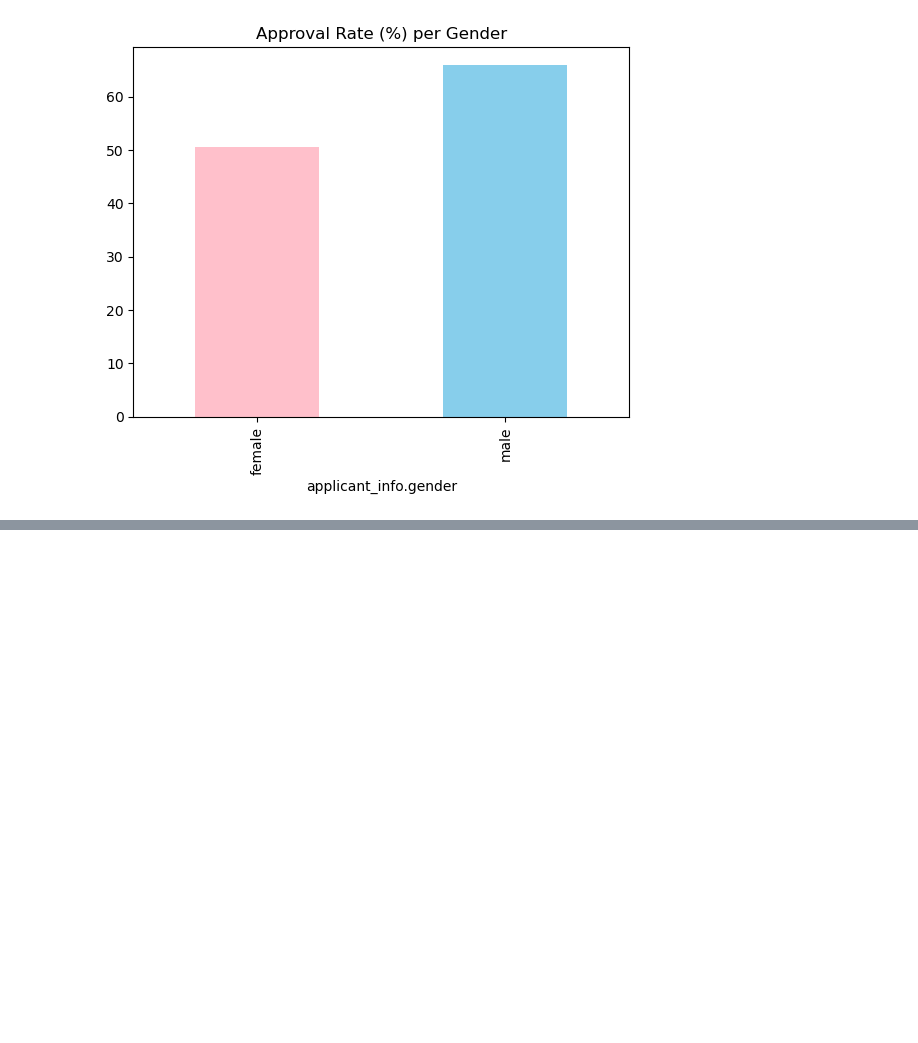
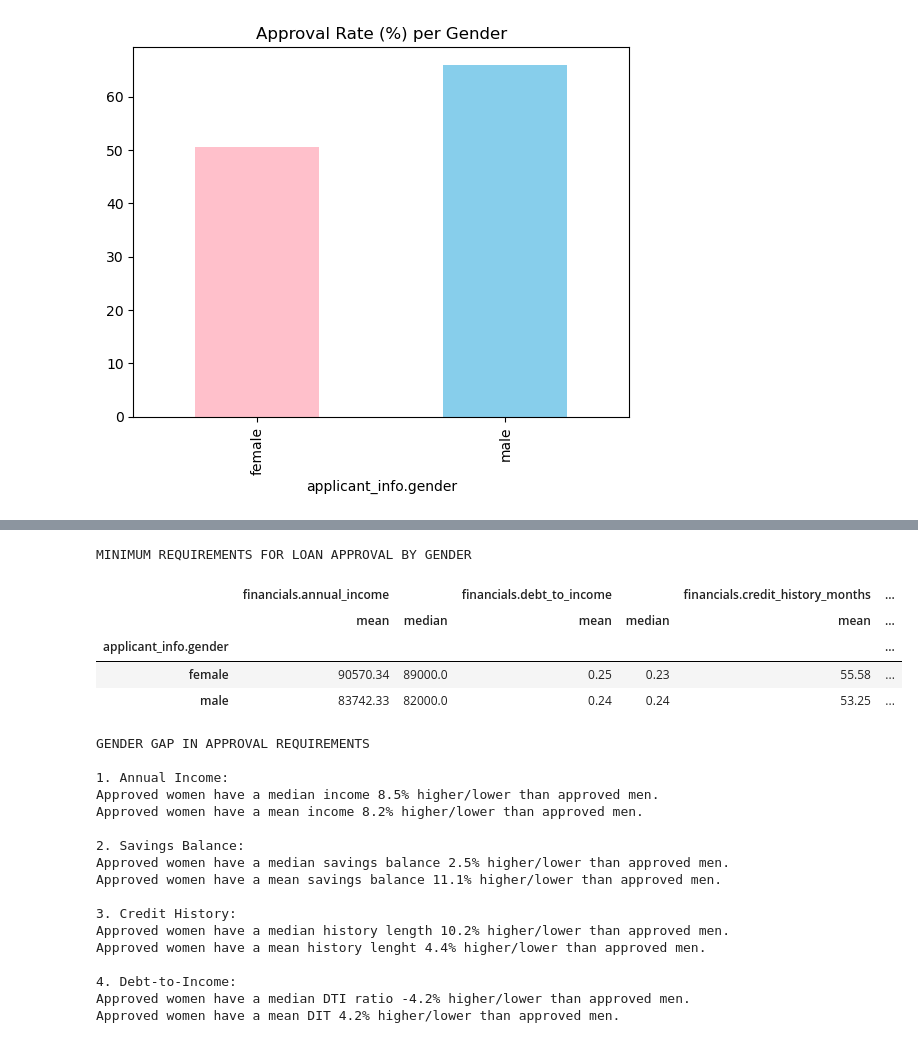
Before and after one commit to jjtobo97/dego-project-team8, a Jupyter notebook: 02-bias-analysis.ipynb, the cells around one changed output, grey strips where cells are left out. Saved outputs shown, nothing was run; the diff lists cells and outputs as text; code cells hidden in the pictures; blank space fills up the shorter version.

```diff
--- a/02-bias-analysis.ipynb
+++ b/02-bias-analysis.ipynb
@@ -229,0 +255,70 @@ Despite difficult to prove by now, because approval rate has much more impact va
+# %%
+# Filtrar apenas pelos empréstimos aprovados
+approved_df = df_clean[df_clean['decision.loan_approved'] == True]
+
+# Definir as 4 métricas
+metrics = [
+    'financials.annual_income',
+    'financials.debt_to_income',
+    'financials.credit_history_months',
+    'financials.savings_balance'
+]
+
+# Criar a tabela de comparação por Género
+comparison_table = approved_df.groupby('applicant_info.gender')[metrics].agg(['mean', 'median']).round(2)
+
+print("MINIMUM REQUIREMENTS FOR LOAN APPROVAL BY GENDER")
+display(comparison_table)
+
+# Cálculos
+median_diff = comparison_table.xs('median', axis=1, level=1)
+
+income_gap = (median_diff.loc['female', 'financials.annual_income'] / median_diff.loc['male', 'financials.annual_income'] - 1) * 100
+savings_gap = (median_diff.loc['female', 'financials.savings_balance'] / median_diff.loc['male', 'financials.savings_balance'] - 1) * 100
+history_gap = (median_diff.loc['female', 'financials.credit_history_months'] / median_diff.loc['male', 'financials.credit_history_months'] - 1) * 100
+dti_gap = (median_diff.loc['female', 'financials.debt_to_income'] / median_diff.loc['male', 'financials.debt_to_income'] - 1) * 100
+
+mean_diff = comparison_table.xs('mean', axis=1, level=1)
+
+mean_income_gap = (mean_diff.loc['female', 'financials.annual_income'] / mean_diff.loc['male', 'financials.annual_income'] - 1) * 100
+mean_savings_gap = (mean_diff.loc['female', 'financials.savings_balance'] / mean_diff.loc['male', 'financials.savings_balance'] - 1) * 100
+mean_history_gap = (mean_diff.loc['female', 'financials.credit_history_months'] / mean_diff.loc['male', 'financials.credit_history_months'] - 1) * 100
+mean_dti_gap = (mean_diff.loc['female', 'financials.debt_to_income'] / mean_diff.loc['male', 'financials.debt_to_income'] - 1) * 100
+
+# Impressão dos resultados de Auditoria
+print("\n\nGENDER GAP IN APPROVAL REQUIREMENTS\n")
+print(f"1. Annual Income:\nApproved women have a median income {income_gap:.1f}% higher/lower than approved men.")
+print(f"Approved women have a mean income {mean_income_gap:.1f}% higher/lower than approved men.")
+print()
+print(f"2. Savings Balance:\nApproved women have a median savings balance {savings_gap:.1f}% higher/lower than approved men.")
+print(f"Approved women have a mean savings balance {mean_savings_gap:.1f}% higher/lower than approved men.")
+print()
+print(f"3. Credit History:\nApproved women have a median history length {history_gap:.1f}% higher/lower than approved men.")
+print(f"Approved women have a mean history lenght {mean_history_gap:.1f}% higher/lower than approved men.")
+print()
+print(f"4. Debt-to-Income:\nApproved women have a median DTI ratio {dti_gap:.1f}% higher/lower than approved men.")
+print(f"Approved women have a mean DIT {mean_dti_gap:.1f}% higher/lower than approved men.")
+# %% [output]
+MINIMUM REQUIREMENTS FOR LOAN APPROVAL BY GENDER
+|  | financials.annual_income |  | financials.debt_to_income |  | financials.credit_history_months | ... |
+|  | mean | median | mean | median | mean | ... |
+| applicant_info.gender |  |  |  |  |  | ... |
+| female | 90570.34 | 89000.0 | 0.25 | 0.23 | 55.58 | ... |
+| male | 83742.33 | 82000.0 | 0.24 | 0.24 | 53.25 | ... |
+GENDER GAP IN APPROVAL REQUIREMENTS
+
+1. Annual Income:
+Approved women have a median income 8.5% higher/lower than approved men.
+Approved women have a mean income 8.2% higher/lower than approved men.
+
+2. Savings Balance:
+Approved women have a median savings balance 2.5% higher/lower than approved men.
+Approved women have a mean savings balance 11.1% higher/lower than approved men.
+
+3. Credit History:
+Approved women have a median history length 10.2% higher/lower than approved men.
+Approved women have a mean history lenght 4.4% higher/lower than approved men.
+
+4. Debt-to-Income:
+Approved women have a median DTI ratio -4.2% higher/lower than approved men.
+Approved women have a mean DIT 4.2% higher/lower than approved men.
```
Also changed, not shown: parts of 4 cells of this notebook.
